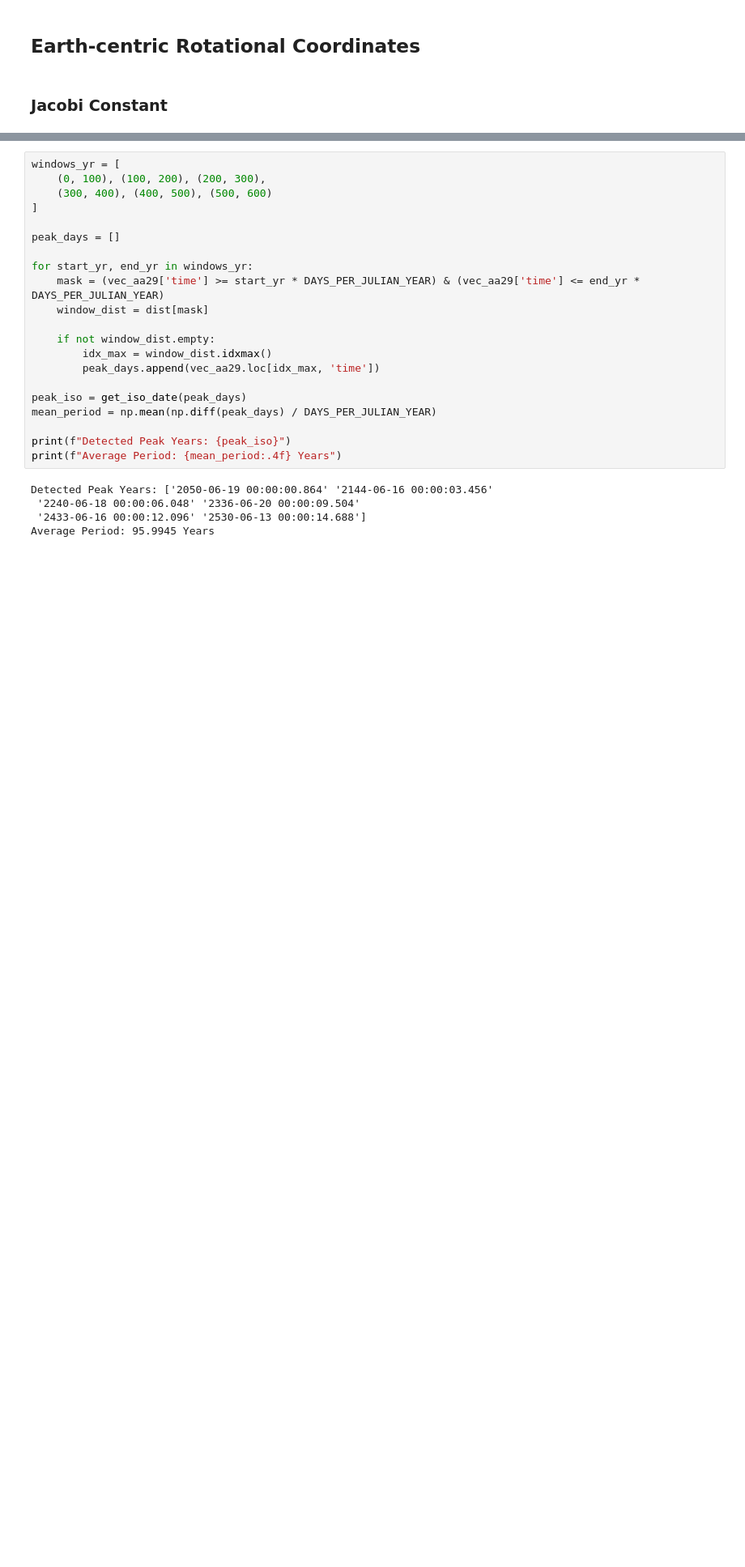
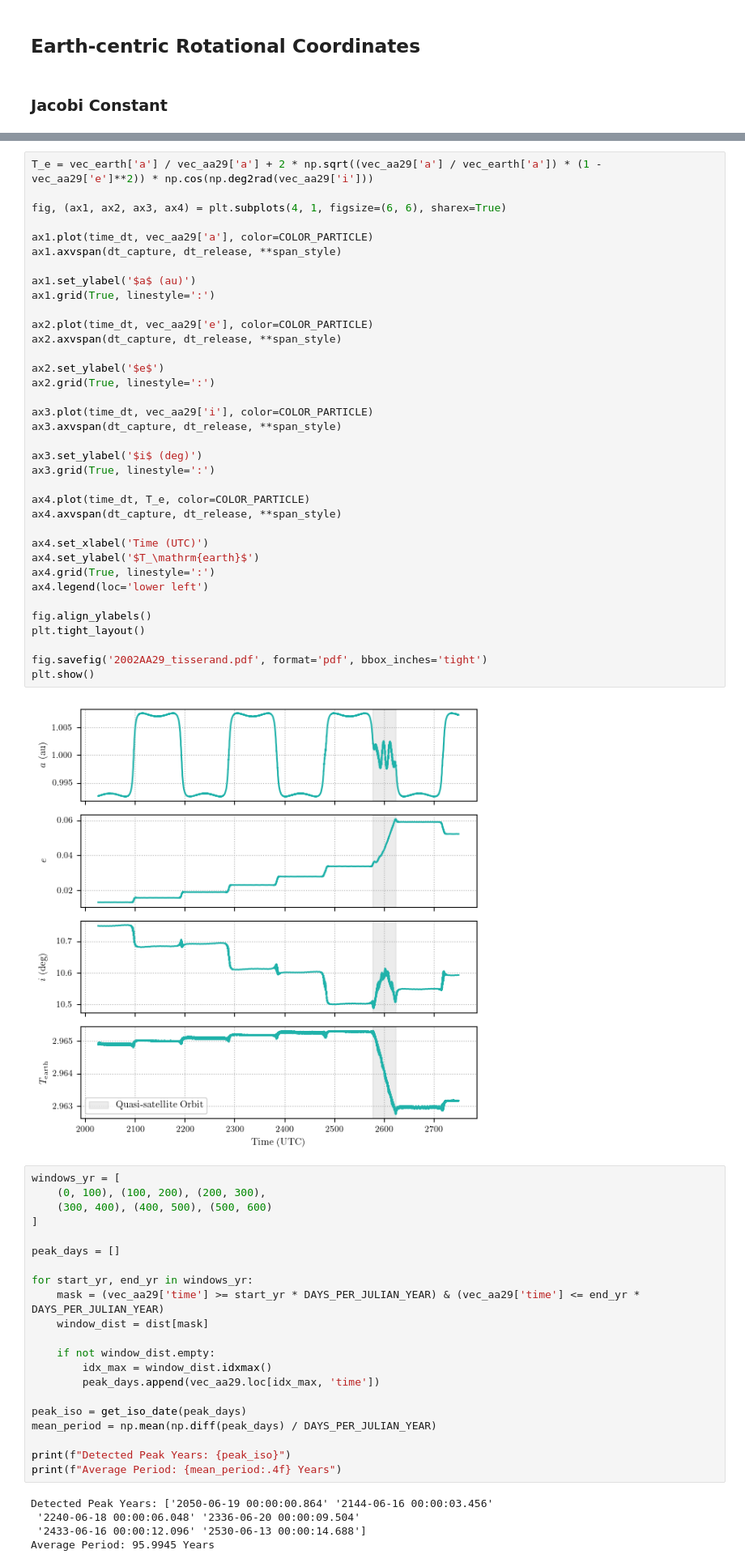
Before and after one commit to shami-momo/Workspace, a Jupyter notebook: solar_astro/NEA/2002AA29.ipynb, the cells around one changed output, grey strips where cells are left out. Shown at 81% size. Drawn from its saved outputs; the diff is of its cells as text; blank space fills up the shorter version.

```diff
--- a/solar_astro/NEA/2002AA29.ipynb
+++ b/solar_astro/NEA/2002AA29.ipynb
@@ -237,3 +230,41 @@ plt.show()
+# %%
+T_e = vec_earth['a'] / vec_aa29['a'] + 2 * np.sqrt((vec_aa29['a'] / vec_earth['a']) * (1 - vec_aa29['e']**2)) * np.cos(np.deg2rad(vec_aa29['i']))
+
+fig, (ax1, ax2, ax3, ax4) = plt.subplots(4, 1, figsize=(6, 6), sharex=True)
+
+ax1.plot(time_dt, vec_aa29['a'], color=COLOR_PARTICLE)
+ax1.axvspan(dt_capture, dt_release, **span_style)
+
+ax1.set_ylabel('$a$ (au)')
+ax1.grid(True, linestyle=':')
+
+ax2.plot(time_dt, vec_aa29['e'], color=COLOR_PARTICLE)
+ax2.axvspan(dt_capture, dt_release, **span_style)
+
+ax2.set_ylabel('$e$')
+ax2.grid(True, linestyle=':')
+
+ax3.plot(time_dt, vec_aa29['i'], color=COLOR_PARTICLE)
+ax3.axvspan(dt_capture, dt_release, **span_style)
+
+ax3.set_ylabel('$i$ (deg)')
+ax3.grid(True, linestyle=':')
+
+ax4.plot(time_dt, T_e, color=COLOR_PARTICLE)
+ax4.axvspan(dt_capture, dt_release, **span_style)
+
+ax4.set_xlabel('Time (UTC)')
+ax4.set_ylabel('$T_\mathrm{earth}$')
+ax4.grid(True, linestyle=':')
+ax4.legend(loc='lower left')
+
+fig.align_ylabels()
+plt.tight_layout()
+
+fig.savefig('2002AA29_tisserand.pdf', format='pdf', bbox_inches='tight')
+plt.show()
+# %% [output]
+[figure, added]
 # %%
 windows_yr = [
     (0, 100), (100, 200), (200, 300),
```
Also changed, not shown: parts of 3 cells of this notebook, 3 other files.
